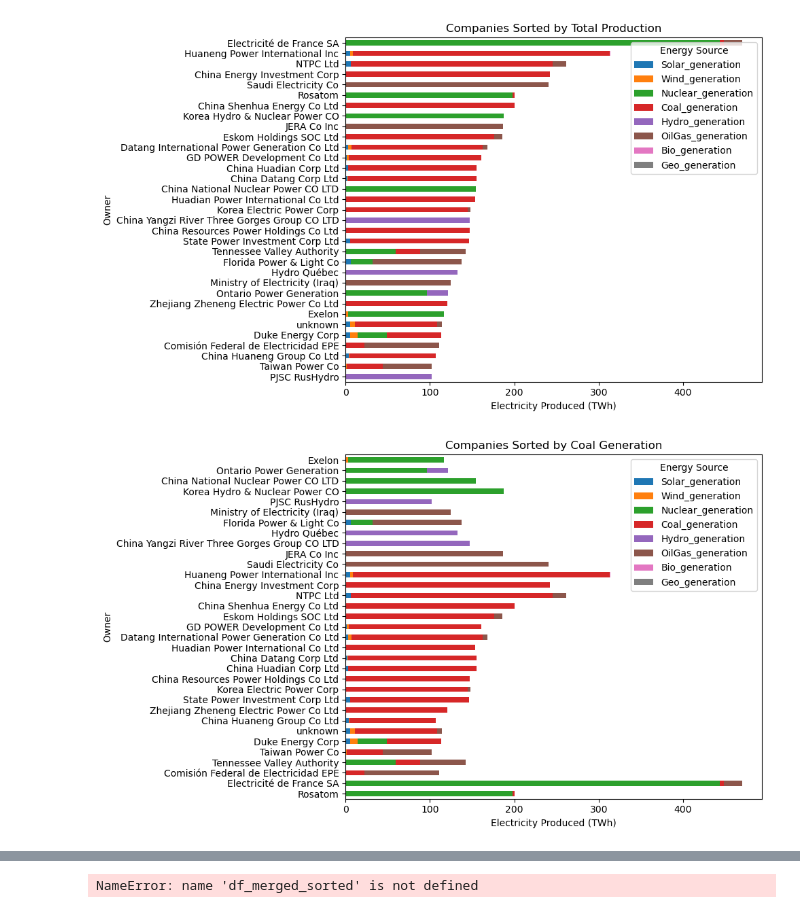
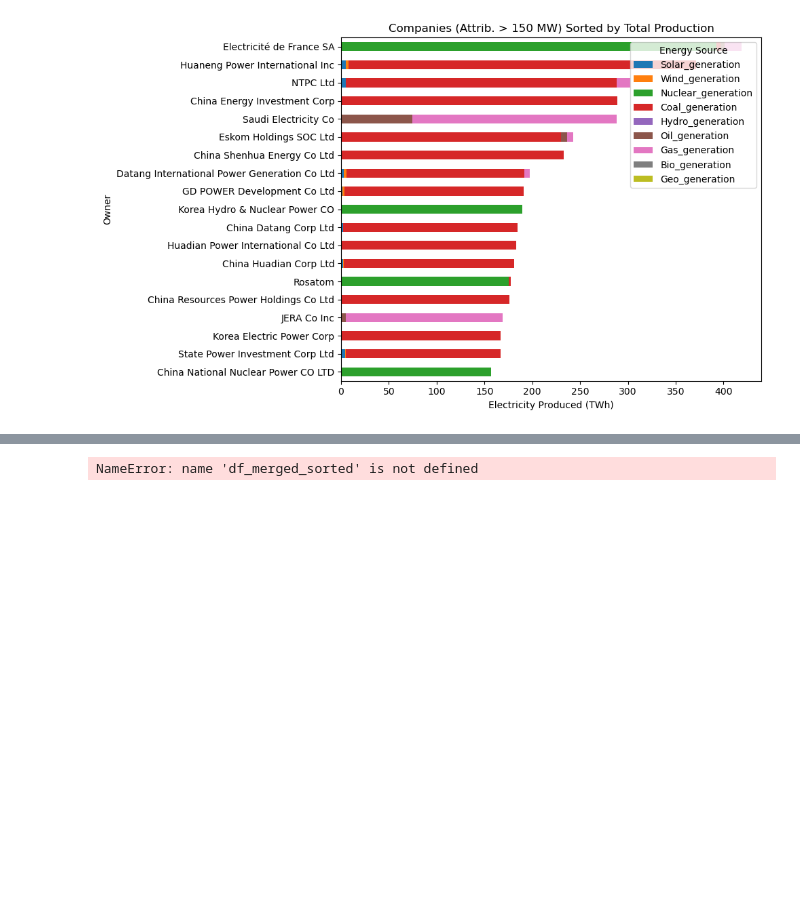
Before and after one commit to bjarturingvason/Nordea-case-ATA, a Jupyter notebook: Data_work.ipynb, the cells around one changed output, grey strips where cells are left out. Drawn from its saved outputs; the diff is of its cells as text; code cells hidden in the pictures; blank space fills up the shorter version.

```diff
--- a/Data_work.ipynb
+++ b/Data_work.ipynb
@@ -248,13 +255,14 @@ Active_Nuclear_df = Nuclear_df[Nuclear_df['Status'] == 'operating']
 
 # Convert the " Capacity (MW) " column to numeric, without replacing the whole DataFrame
 Active_Nuclear_df.loc[:, " Capacity (MW) "] = pd.to_numeric(Active_Nuclear_df[" Capacity (MW) "], errors="coerce")
-
+Active_Nuclear_df.rename(columns={'Country/Area': 'Country'}, inplace=True)
+Active_Nuclear_df.rename(columns={" Capacity (MW) ": "Capacity (MW)"}, inplace=True)
 
 expanded_rows = []
 
 # Process each row to attribute capacity based on the split_owner function
 for idx, row in Active_Nuclear_df.iterrows():
-    capacity = row[" Capacity (MW) "]
+    capacity = row["Capacity (MW)"]
     owner_str = row["Owner"]
     owners = split_owner(owner_str)
     for name, fraction in owners:
@@ -268,8 +276,11 @@ for idx, row in Active_Nuclear_df.iterrows():
 expanded_df = pd.DataFrame(expanded_rows)
 
 # Group by owner to get total attributed capacity per company
-Nuclear_capacity_by_company = expanded_df.groupby("Owner")["Attributed Capacity (MW)"].sum().reset_index()
-
+Nuclear_capacity_by_company = (
+    expanded_df
+      .groupby(['Region', 'Country', 'Owner'], as_index=False)['Attributed Capacity (MW)']
+      .sum()
+)
 # Display the result: sum of attributed capacity across all companies
 total_capacity = sum(Nuclear_capacity_by_company['Attributed Capacity (MW)'])
 print("Total Attributed Capacity (MW):", total_capacity)
@@ -300,6 +303,7 @@ Wind_df = pd.concat([df_over, df_under], ignore_index=True)
 
 
 Active_Wind_df = Wind_df[Wind_df['Status'] == 'operating']
+Active_Wind_df.rename(columns={'Country/Area': 'Country'}, inplace=True)
 
 
 expanded_rows = []
@@ -319,8 +323,11 @@ for idx, row in Active_Wind_df.iterrows():
 expanded_df = pd.DataFrame(expanded_rows)
 
 # Optionally, group by owner to get total attributed capacity per company
-Wind_capacity_by_company = expanded_df.groupby("Owner")["Attributed Capacity (MW)"].sum().reset_index()
-
+Wind_capacity_by_company = (
+    expanded_df
+      .groupby(['Region', 'Country', 'Owner'], as_index=False)['Attributed Capacity (MW)']
+      .sum()
+)
 # Display the result
 sum(Wind_capacity_by_company['Attributed Capacity (MW)'])
 # %% [output]
@@ -734,64 +627,40 @@ import matplotlib.pyplot as plt
 plot_cols = [
     "Solar_generation",
     "Wind_generation",
     "Nuclear_generation",
     "Coal_generation",
     "Hydro_generation",
-    "OilGas_generation",
+    "Oil_generation",
+    "Gas_generation",
     "Bio_generation",
     "Geo_generation",
 ]
 
-# grab only your data rows
 df_plot = df_merged_sorted.iloc[1:].copy()
+
+# keep only companies whose attributed capacity > 150 MW
+df_plot = df_plot[df_plot["total_generation"] > 150]   # ← NEW LINE
 
 # -----------------------------------------------------------------------------
 # 1) SORT BY TOTAL PRODUCTION
 # -----------------------------------------------------------------------------
-# compute a helper “Total” column
 df_plot["Total"] = df_plot[plot_cols].sum(axis=1)
-
-# sort by that total
 df_total = df_plot.sort_values("Total")
 
-# now plot (pandas will ignore “Total” if you only pass y=plot_cols)
 ax = df_total.plot(
     kind="barh",
     x="Owner",
     y=plot_cols,
     stacked=True,
     figsize=(10, 6),
 )
 ax.set_xlabel("Electricity Produced (TWh)")
-ax.set_title("Companies Sorted by Total Production")
+ax.set_title("Companies (Attrib. > 150 MW) Sorted by Total Production")
 ax.legend(title="Energy Source", loc="upper right")
 plt.tight_layout()
 plt.show()
-
-# -----------------------------------------------------------------------------
-# 2) SORT BY A SPECIFIC PRODUCTION METHOD
-# -----------------------------------------------------------------------------
-# pick whichever column you like—e.g. Solar_generation
-method = "Coal_generation"
-
-# sort by that one column
-df_method = df_plot.sort_values(method)
-
-ax = df_method.plot(
-    kind="barh",
-    x="Owner",
-    y=plot_cols,
-    stacked=True,
-    figsize=(10, 6),
-)
-ax.set_xlabel("Electricity Produced (TWh)")
-ax.set_title(f"Companies Sorted by {method.replace('_',' ').title()}")
-ax.legend(title="Energy Source", loc="upper right")
-plt.tight_layout()
-plt.show()
 # %% [output]
-[figure, old version]
+[figure, new version]
-[figure, removed]
 # %%
 df_merged_sorted
 # %% [output]
```
Also changed, not shown: parts of 21 cells of this notebook, 5 other files.
